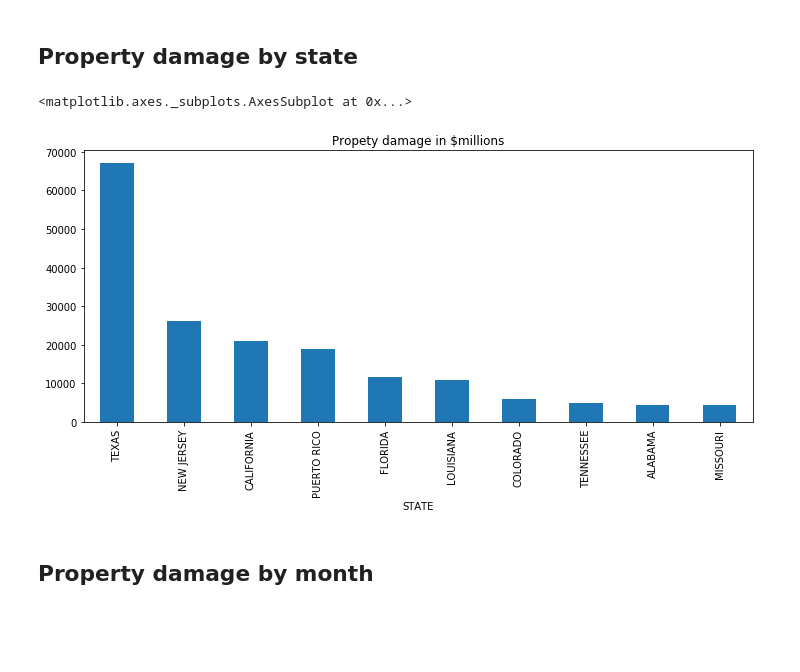
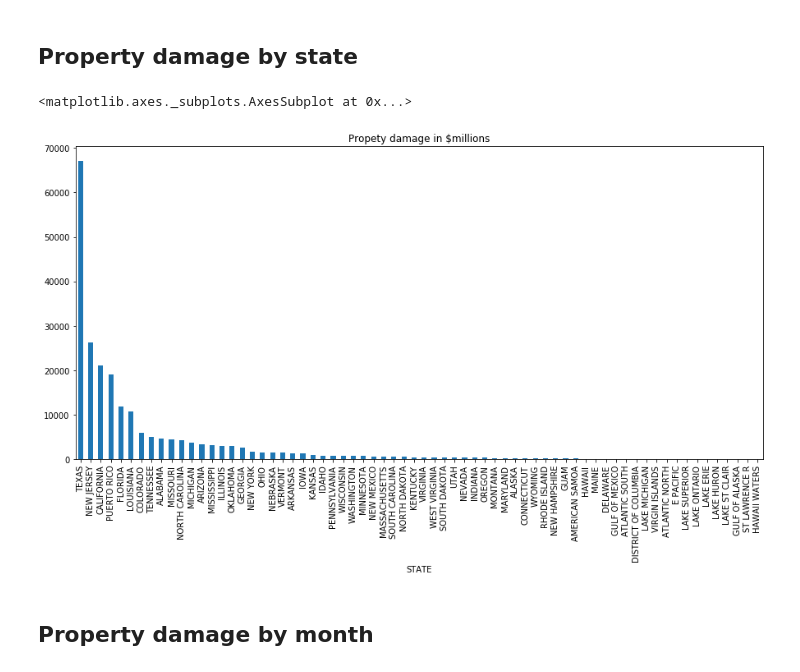
Before and after one commit to alwz1/storm-events, a Jupyter notebook: storm_events.ipynb, the cells around one changed output. Cells and saved outputs as stored; diff of their text form; code cells hidden in the pictures; blank space fills up the shorter version.

Commit message:
plot property damage for all states

```diff
--- a/storm_events.ipynb
+++ b/storm_events.ipynb
@@ -303,11 +303,11 @@ top5_damage = ['Flash Flood', 'Wildfire', 'Flood', 'Tornado', 'Coastal Flood']
 # %%
 df_damage_1.groupby('STATE')\
 .sum()['DAMAGE_PROPERTY_million']\
-.sort_values(ascending = False)[:10]\
-.plot(kind = 'bar', y = 'Y', figsize = (12,5), title = 'Propety damage in $millions')
+.sort_values(ascending = False)[:]\
+.plot(kind = 'bar', y = 'Y', figsize = (15,7), title = 'Propety damage in $millions')
 # %% [output]
 <matplotlib.axes._subplots.AxesSubplot at 0x...>
-[figure, old version]
+[figure, new version]
 # %% [markdown]
 ## Property damage by month
 # %%
```
Also changed, not shown: parts of 1 cell of this notebook.
